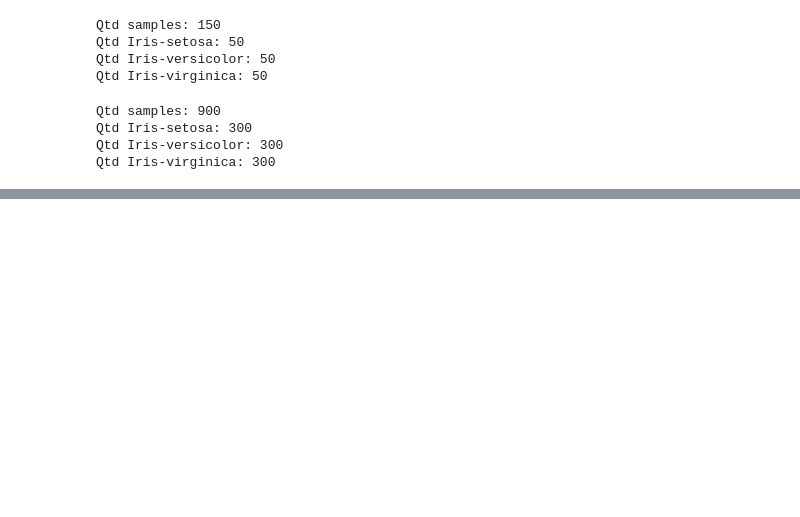
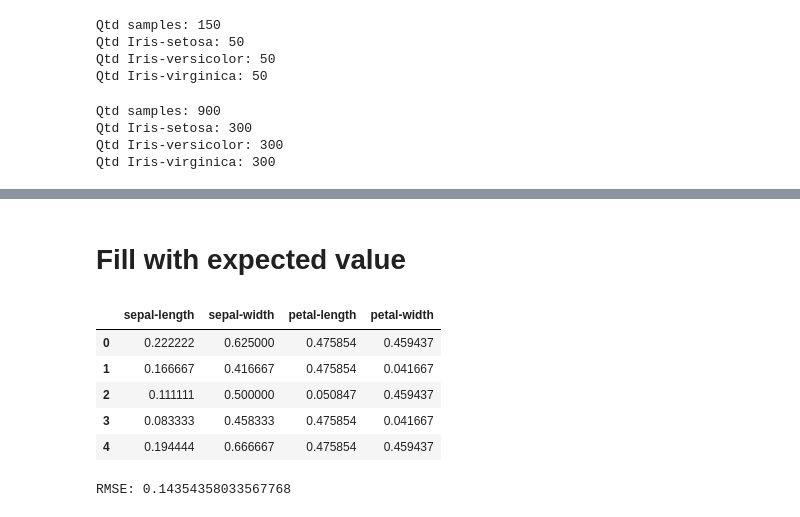
Before and after one commit to cacajr/ML, a Jupyter notebook: sampling_and_imputation.ipynb, the cells around one changed output, grey strips where cells are left out. Cells and saved outputs as stored; diff of their text form; code cells hidden in the pictures; blank space fills up the shorter version.

```diff
--- a/sampling_and_imputation.ipynb
+++ b/sampling_and_imputation.ipynb
@@ -291,0 +306,29 @@ for feature_name, distribution in zip(new_X.columns, distributions):
+# %% [markdown]
+# Fill with expected value
+# %%
+new_X_missing_copy = new_X_missing.copy()
+
+for feature, distribution in zip(new_X_missing_copy.columns, distributions):
+    existing_values = new_X_missing_copy[new_X_missing_copy[feature] != '?'][feature].to_list()
+
+    distribution = getattr(scipy.stats, distribution)
+    distr_params = distribution.fit(existing_values)
+    distr = distribution(*distr_params)
+
+    new_X_missing_copy[feature] = new_X_missing_copy[feature].replace('?', distr.expect())
+
+new_X_missing_copy.head()
+# %% [output]
+|  | sepal-length | sepal-width | petal-length | petal-width |
+| 0 | 0.222222 | 0.625000 | 0.475854 | 0.459437 |
+| 1 | 0.166667 | 0.416667 | 0.475854 | 0.041667 |
+| 2 | 0.111111 | 0.500000 | 0.050847 | 0.459437 |
+| 3 | 0.083333 | 0.458333 | 0.475854 | 0.041667 |
+| 4 | 0.194444 | 0.666667 | 0.475854 | 0.459437 |
+# %%
+MSE = np.square(np.subtract(X.values, new_X_missing_copy.values)).mean()
+RMSE = np.sqrt(MSE)
+
+print('RMSE:', RMSE)
+# %% [output]
+RMSE: 0.14354358033567768
```
Also changed, not shown: parts of 13 cells of this notebook, 1 other file.
